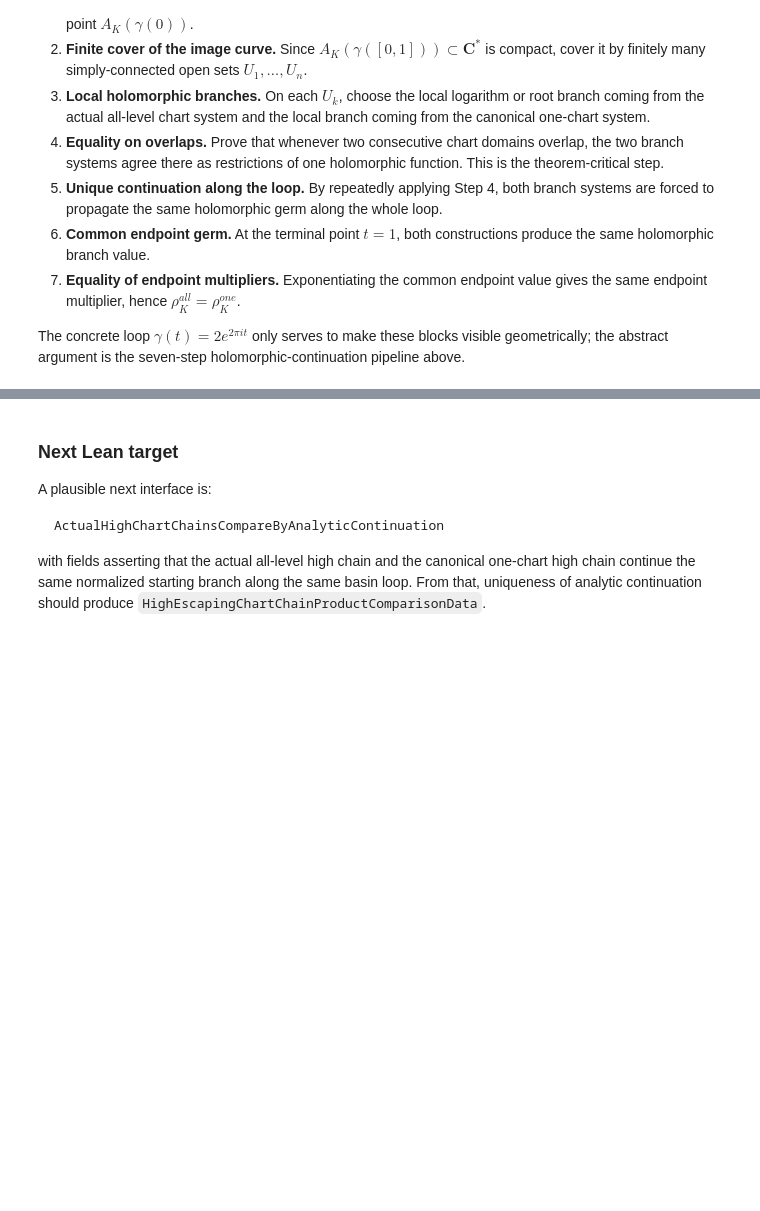
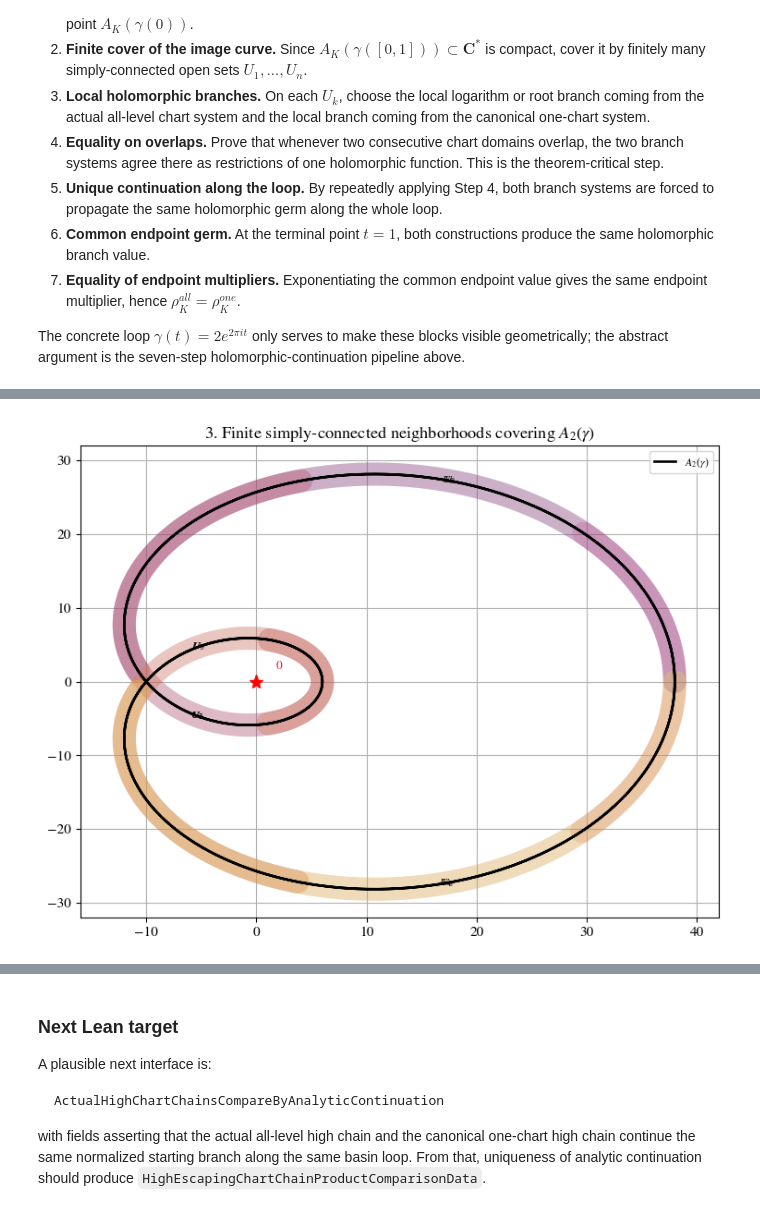
Before and after one commit to kirill-kondrashov/mlc, a Jupyter notebook: notebooks/plan08_chart_chain_monodromy_blocker.ipynb, the cells around one changed output, grey strips where cells are left out. Cells and saved outputs as stored; diff of their text form; code cells hidden in the pictures; blank space fills up the shorter version.

```diff
--- a/notebooks/plan08_chart_chain_monodromy_blocker.ipynb
+++ b/notebooks/plan08_chart_chain_monodromy_blocker.ipynb
@@ -2026,0 +2111,30 @@ The concrete loop $\gamma(t)=2e^{2\pi i t}$ only serves to make these blocks vis
+# %%
+fig, ax = plt.subplots(figsize=(7.6, 5.9))
+theta = np.linspace(0, 2*np.pi, 2400)
+z_curve = 2.0 * np.exp(1j * theta)
+w_curve = z_curve**4 + 4*z_curve**2 + 6
+n_sets = 8
+edges = np.linspace(0, len(w_curve)-1, n_sets+1, dtype=int)
+pad = 90
+
+# Draw filled tubular neighborhoods around short arc segments.
+for j in range(n_sets):
+    a = max(0, edges[j] - pad)
+    b = min(len(w_curve) - 1, edges[j+1] + pad)
+    seg = w_curve[a:b+1]
+    color = plt.cm.plasma(j / max(1, n_sets-1))
+    ax.plot(seg.real, seg.imag, color=color, lw=18, alpha=0.22, solid_capstyle='round')
+    mid = w_curve[(edges[j] + edges[j+1]) // 2]
+    ax.text(mid.real, mid.imag, rf'$U_{j+1}$', fontsize=8, ha='center', va='center')
+
+ax.plot(w_curve.real, w_curve.imag, color='black', lw=1.9, label=r'$A_2(\gamma)$')
+ax.plot([0], [0], 'r*', ms=11, zorder=5)
+ax.text(1.7, 1.7, r'$0$', color='crimson', fontsize=9.5)
+ax.set_xlim(-16, 42)
+ax.set_ylim(-32, 32)
+ax.set_title(r'3. Finite simply-connected neighborhoods covering $A_2(\gamma)$')
+ax.legend(loc='upper right', fontsize=8.5)
+plt.tight_layout()
+plt.show()
+# %% [output]
+[figure, added]
```
Also changed, not shown: parts of 17 cells of this notebook.
